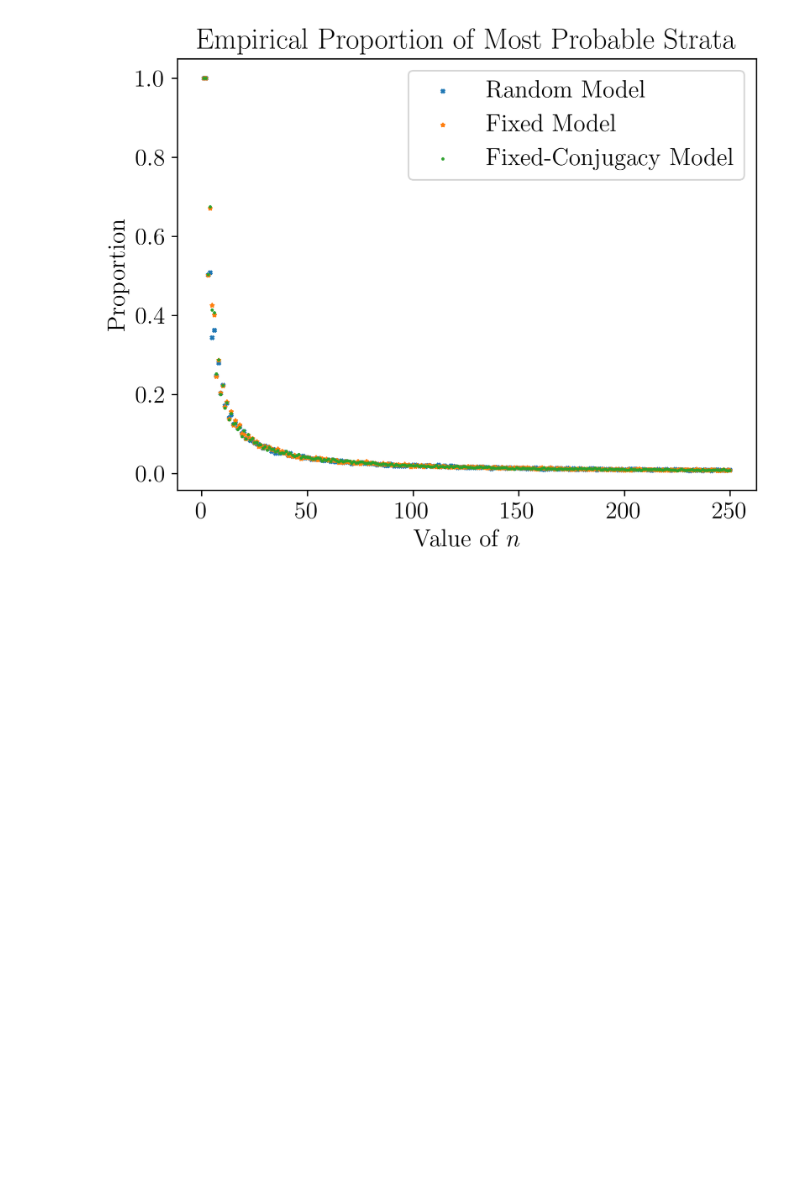
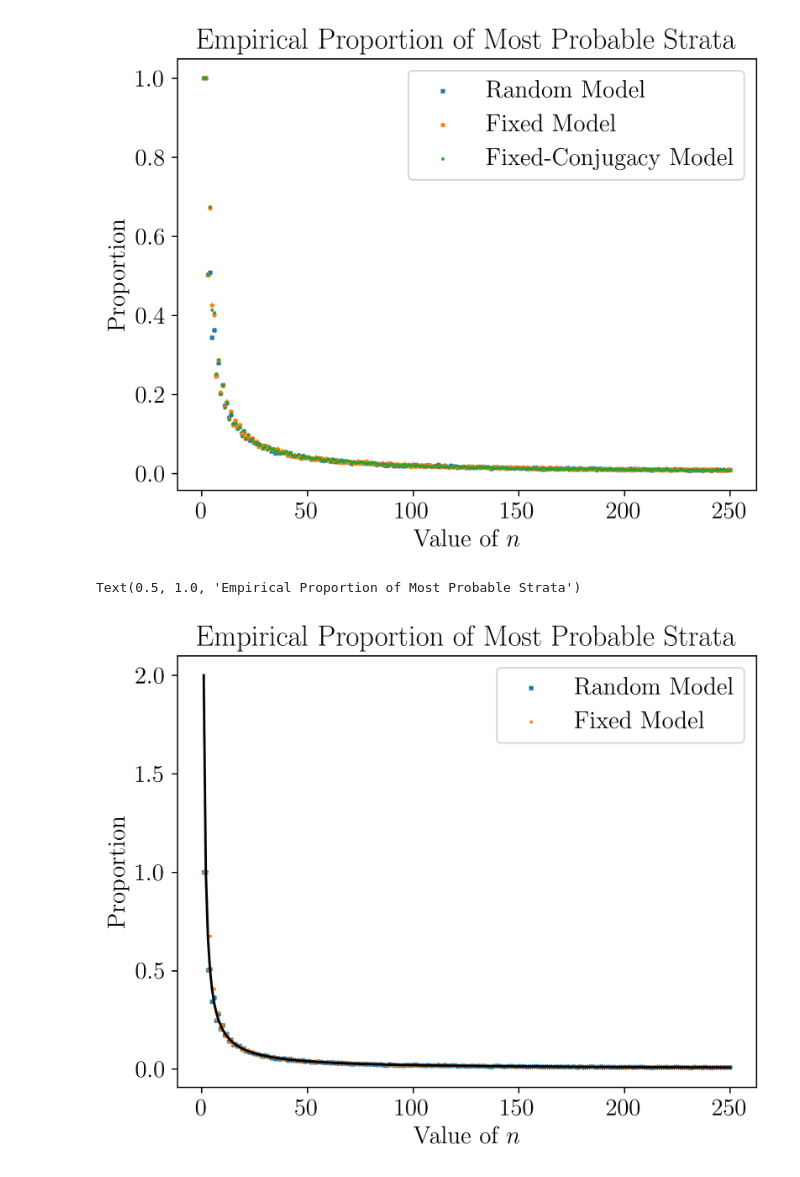
Before and after one commit to mtzig/math_comps, a Jupyter notebook: notebooks/genus.ipynb, the cells around one changed output. Drawn from its saved outputs; the diff is of its cells as text; code cells hidden in the pictures; blank space fills up the shorter version.

```diff
--- a/notebooks/genus.ipynb
+++ b/notebooks/genus.ipynb
@@ -140,3 +140,4 @@ for n in tqdm(range(1,251)):
     stratas[2].append(get_stratums_sample(n, model='fixed_conj', genus=False))
 # %%
 # pickle.dump(stratas, open('stratas.sav', 'wb'))
+stratas = pickle.load(open('stratas.sav', 'rb'))
@@ -200,3 +170,22 @@ plt.title('Empirical Proportion of Most Probable Strata')
 # %% [output]
 Text(0.5, 1.0, 'Empirical Proportion of Most Probable Strata')
 [figure]
+# %%
+x = [n for n in range(1, 251)]
+
+y = [2/(n-1) if n %2==0 else 2/n for n in range(1, 251)]
+
+z = [2/n for n in range(1, 251)]
+
+plt.plot(x, z, c='k')
+
+plt.scatter(x, prob_probs[0], s=5, marker='x', label='Random Model')
+# plt.scatter(x, prob_probs[1], s=5, marker='*', label='Fixed Model')
+plt.scatter(x, prob_probs[2], s=1, label='Fixed Model')
+plt.legend(loc='best')
+plt.xlabel('Value of $n$')
+plt.ylabel('Proportion')
+plt.title('Empirical Proportion of Most Probable Strata')
+# %% [output]
+Text(0.5, 1.0, 'Empirical Proportion of Most Probable Strata')
+[figure, added]
```
Also changed, not shown: parts of 3 cells of this notebook, 6 other files.
